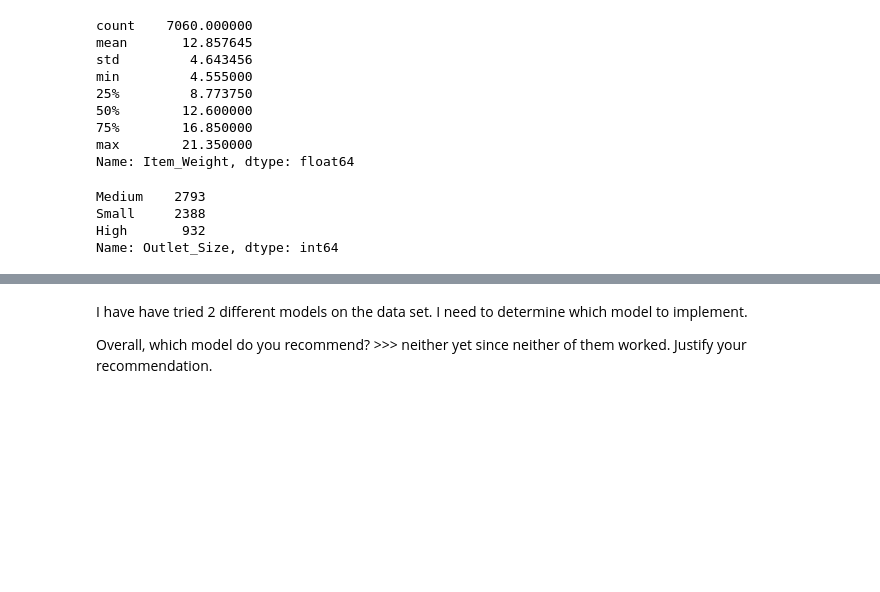
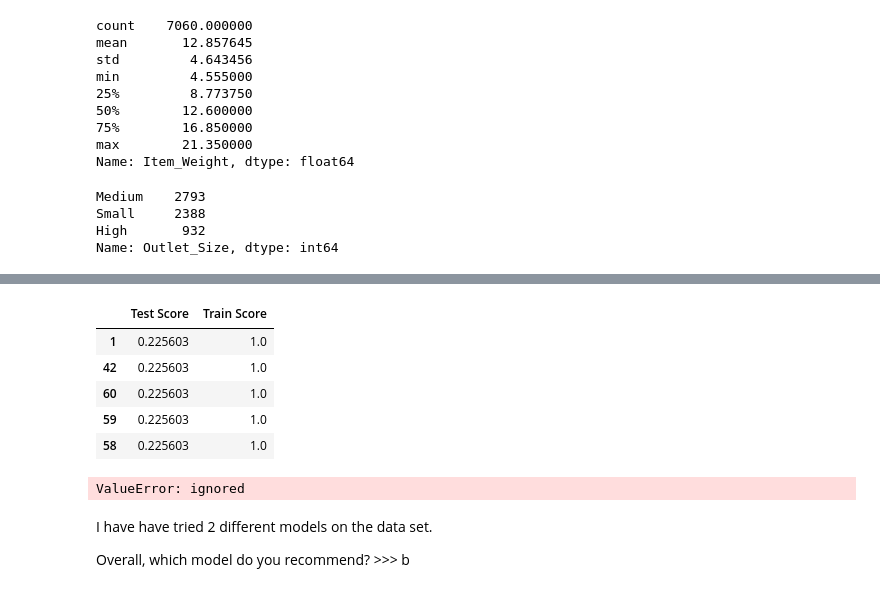
Before and after one commit to t4toast/project-one, a Jupyter notebook: Sands_project_one.ipynb, the cells around one changed output, grey strips where cells are left out. Drawn from its saved outputs; the diff is of its cells as text; code cells hidden in the pictures; blank space fills up the shorter version.

```diff
--- a/Sands_project_one.ipynb
+++ b/Sands_project_one.ipynb
@@ -214,5 +306,24 @@ evaluate_regression(y_test, dec_tree_pipe.predict(X_test))
+# %%
+sorted_scores = scores.sort_values(by='Test Score', ascending=False)
+sorted_scores.head()
+# %% [output]
+|  | Test Score | Train Score |
+| 1 | 0.225603 | 1.0 |
+| 42 | 0.225603 | 1.0 |
+| 60 | 0.225603 | 1.0 |
+| 59 | 0.225603 | 1.0 |
+| 58 | 0.225603 | 1.0 |
+# %%
+#while all of the results look the same to me, the ranking says 1 is the best depth..
+dec_tree_1 = DecisionTreeRegressor(max_depth = 1, random_state = 42)
+dec_tree_1.fit(X_train, y_train)
+train_1_score = dec_tree_1.score(X_train, y_train)
+test_1_score = dec_tree_1.score(X_test, y_test)
+print(train_1_score)
+print(test_1_score)
+# %% [output]
+ValueError: ignored
 # %% [markdown]
-I have have tried 2 different models on the data set. I need to determine which model to implement.
+I have have tried 2 different models on the data set.
 
-Overall, which model do you recommend? >>> neither yet since neither of them worked.
-Justify your recommendation.
+Overall, which model do you recommend? >>> b
```
Also changed, not shown: parts of 14 cells of this notebook.
